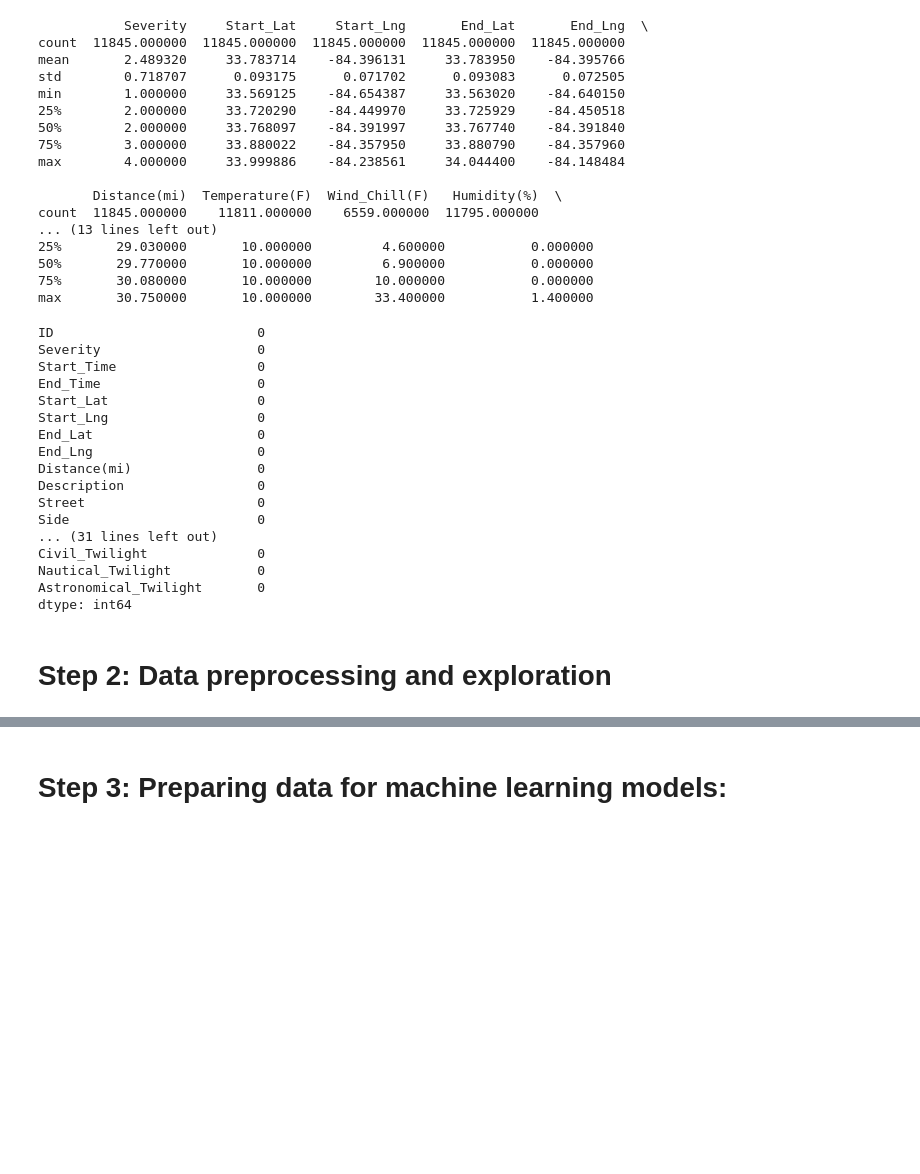
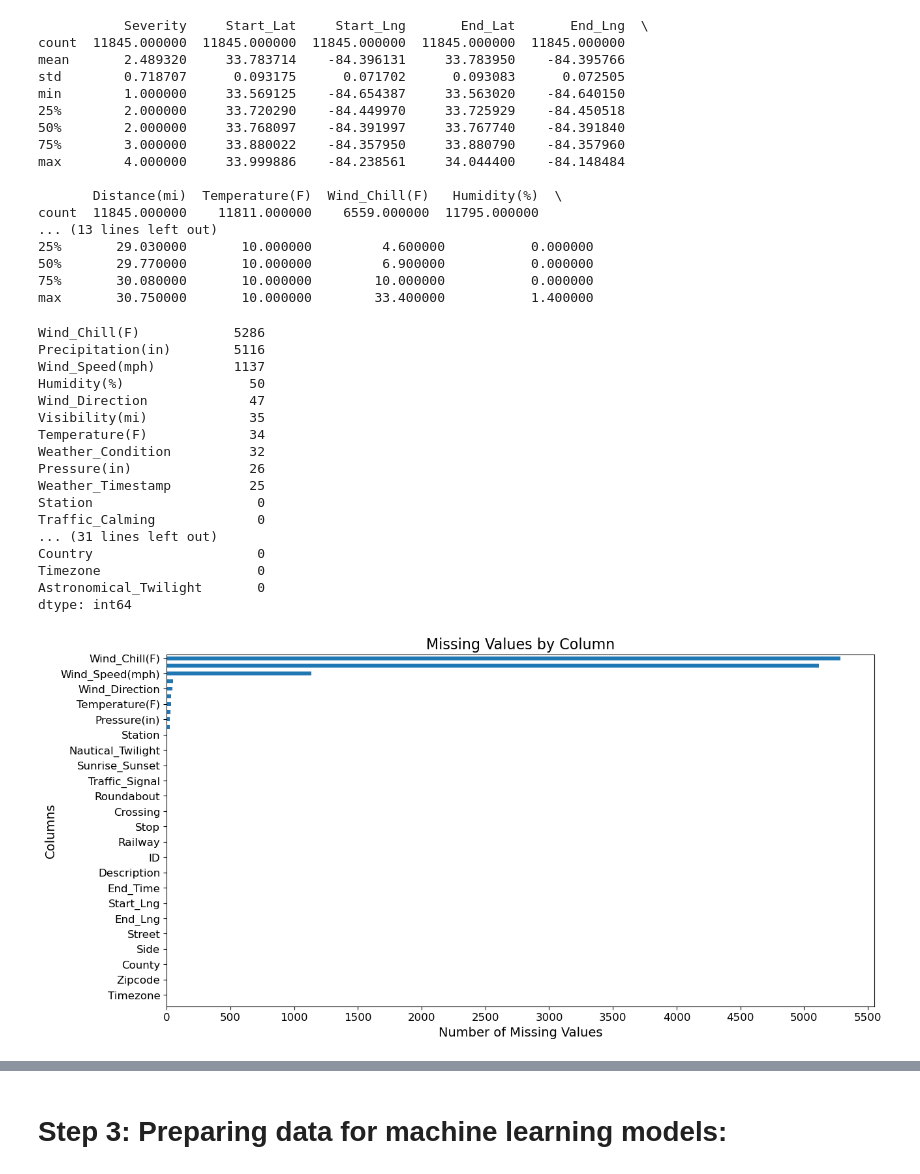
Before and after one commit to vForzce/CSC4780_GroupProject, a Jupyter notebook: DataScience_Project.ipynb, the cells around one changed output, grey strips where cells are left out. Cells and saved outputs as stored; diff of their text form; code cells hidden in the pictures; blank space fills up the shorter version.

```diff
--- a/DataScience_Project.ipynb
+++ b/DataScience_Project.ipynb
@@ -59,24 +65,52 @@ count  11845.000000    11811.000000    6559.000000  11795.000000
 75%       30.080000       10.000000        10.000000           0.000000
 max       30.750000       10.000000        33.400000           1.400000
 # %%
-print(Atl_data.isna().sum())
+missing_values = Atl_data.isna().sum()
+m_values_sorted = missing_values.sort_values(ascending=False)
+print(m_values_sorted)
+plt.figure(figsize=(14, 7))
+m_values_sorted.plot(kind='barh')
+
+# Set the title, xlabel, and ylabel with a larger font size
+plt.title('Missing Values by Column', fontsize=16)
+plt.xlabel('Number of Missing Values', fontsize=14)
+plt.ylabel('Columns', fontsize=14)
+
+# Define the step between the ticks
+step = 500
+
+# Set the new x-axis ticks with more ticks
+plt.xticks(np.arange(0, m_values_sorted.max() + step, step), fontsize=12)
+
+# Get the current y-axis tick locations and labels
+yticks_locs, yticks_labels = plt.yticks()
+
+# Define the step between the ticks
+step = 2
+
+# Set the new y-axis ticks with a larger gap
+plt.yticks(np.arange(0, len(yticks_labels), step), yticks_labels[::step], fontsize=12)
+
+
+plt.gca().invert_yaxis()
+
+plt.show()
 # %% [output]
-ID                          0
-Severity                    0
-Start_Time                  0
-End_Time                    0
-Start_Lat                   0
-Start_Lng                   0
-End_Lat                     0
-End_Lng                     0
-Distance(mi)                0
-Description                 0
-Street                      0
-Side                        0
+Wind_Chill(F)            5286
+Precipitation(in)        5116
+Wind_Speed(mph)          1137
+Humidity(%)                50
+Wind_Direction             47
+Visibility(mi)             35
+Temperature(F)             34
+Weather_Condition          32
+Pressure(in)               26
+Weather_Timestamp          25
+Station                     0
+Traffic_Calming             0
 ... (31 lines left out)
-Civil_Twilight              0
-Nautical_Twilight           0
+Country                     0
+Timezone                    0
 Astronomical_Twilight       0
 dtype: int64
+[figure, added]
-# %% [markdown]
-# Step 2: Data preprocessing and exploration
```
Also changed, not shown: parts of 9 cells of this notebook.
